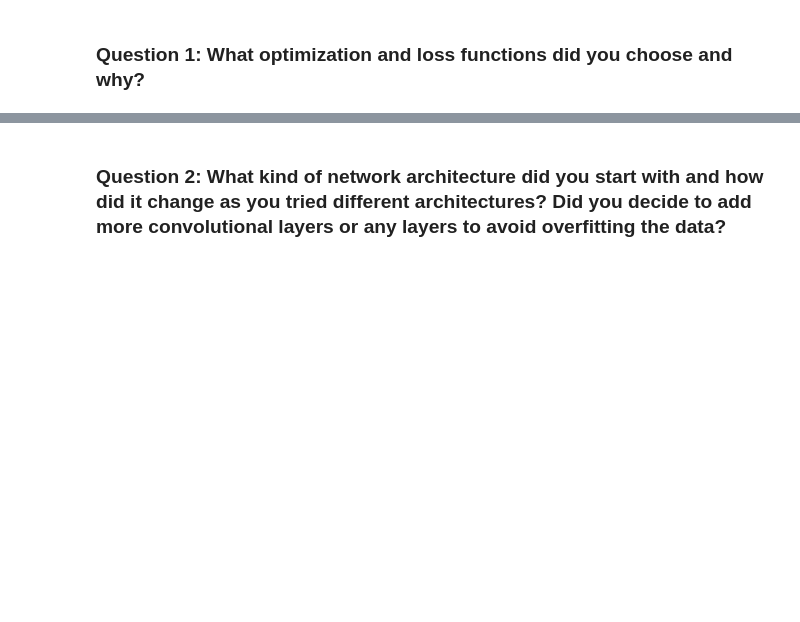
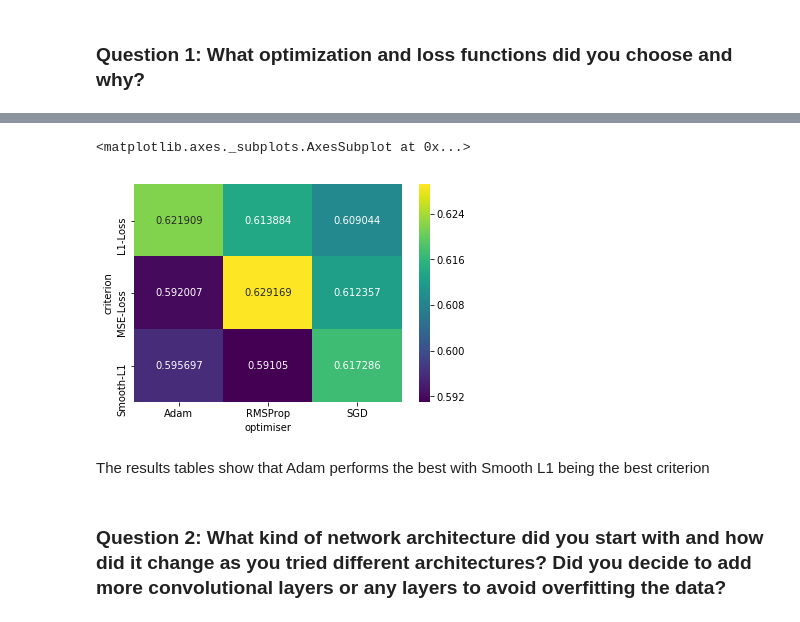
Before and after one commit to Data-drone/cvnd_facial_keypoints, a Jupyter notebook: 2. Define the Network Architecture.ipynb, the cells around one changed output, grey strips where cells are left out. Saved outputs shown, nothing was run; the diff lists cells and outputs as text; code cells hidden in the pictures; blank space fills up the shorter version.

```diff
--- a/2. Define the Network Architecture.ipynb
+++ b/2. Define the Network Architecture.ipynb
@@ -474,3 +674,14 @@ After you've trained a well-performing model, answer the following questions so
+# %%
+MSE_table = Results_table[Results_table.metric=='SME'].pivot_table(index='criterion',
+                                                                               columns='optimiser',
+                                                                               values ='mean_metric')
+MSE_table
+sns.heatmap(MSE_table, annot=True, fmt="g", cmap='viridis')
+# %% [output]
+<matplotlib.axes._subplots.AxesSubplot at 0x...>
+[figure, added]
+# %% [markdown]
+The results tables show that Adam performs the best with Smooth L1 being the best criterion
 # %% [markdown]
 ### Question 2: What kind of network architecture did you start with and how did it change as you tried different architectures? Did you decide to add more convolutional layers or any layers to avoid overfitting the data?
 # %% [markdown]
```
Also changed, not shown: parts of 9 cells of this notebook, 1 other file.
